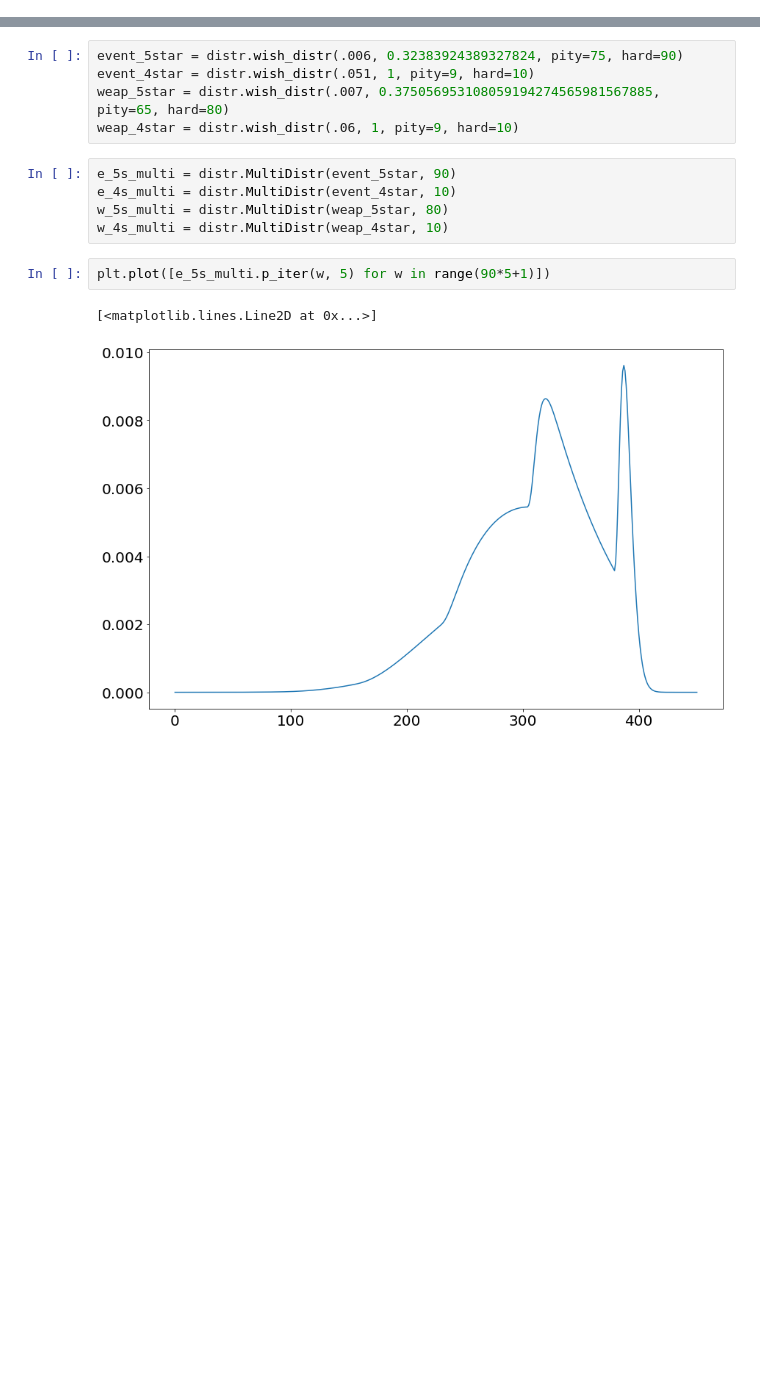
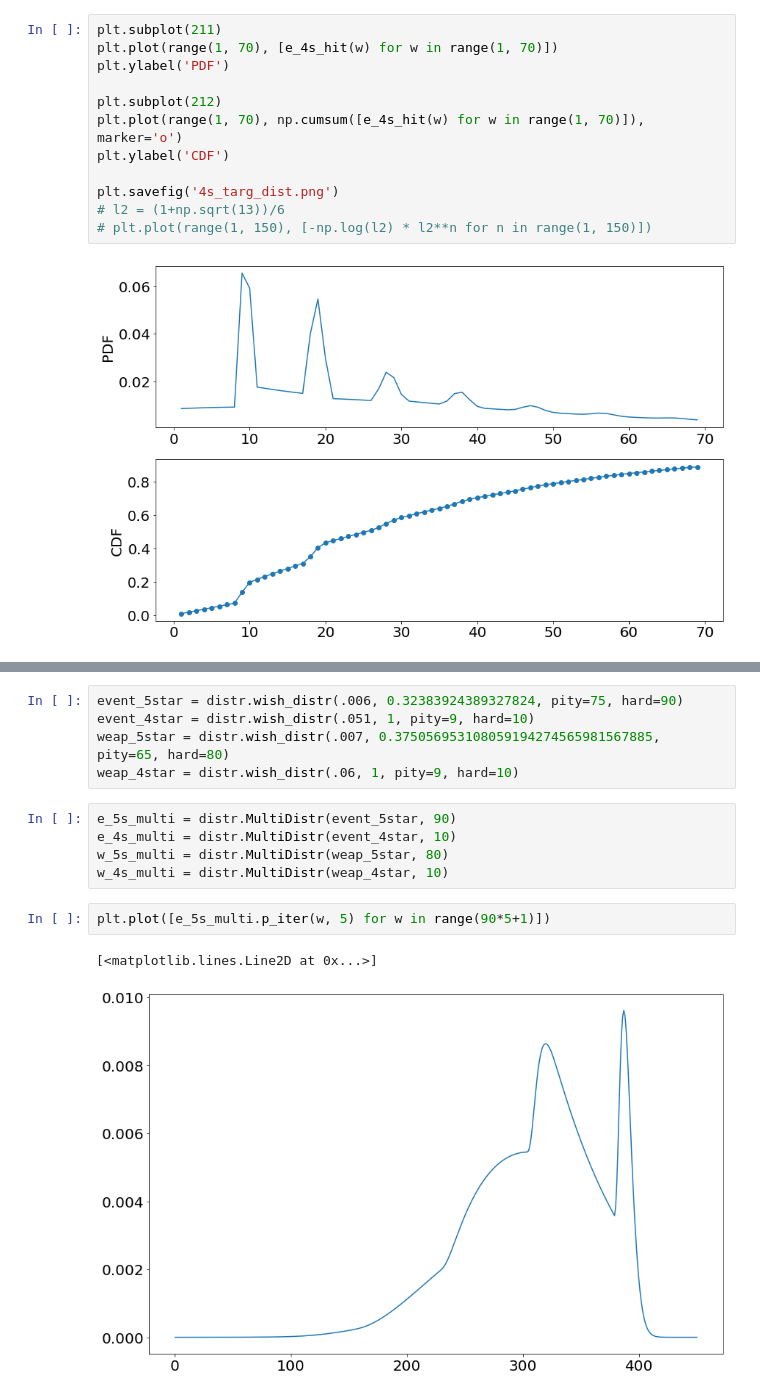
Before and after one commit to tooflesswulf/GenshinWishStats, a Jupyter notebook: wish_plots.ipynb, the cells around one changed output, grey strips where cells are left out. Drawn from its saved outputs; the diff is of its cells as text; blank space fills up the shorter version.

```diff
--- a/wish_plots.ipynb
+++ b/wish_plots.ipynb
@@ -15,0 +177,14 @@ import distr
+# %%
+plt.subplot(211)
+plt.plot(range(1, 70), [e_4s_hit(w) for w in range(1, 70)])
+plt.ylabel('PDF')
+
+plt.subplot(212)
+plt.plot(range(1, 70), np.cumsum([e_4s_hit(w) for w in range(1, 70)]), marker='o')
+plt.ylabel('CDF')
+
+plt.savefig('4s_targ_dist.png')
+# l2 = (1+np.sqrt(13))/6
+# plt.plot(range(1, 150), [-np.log(l2) * l2**n for n in range(1, 150)])
+# %% [output]
+[figure, added]
```
Also changed, not shown: parts of 57 cells of this notebook, 1 other file.
